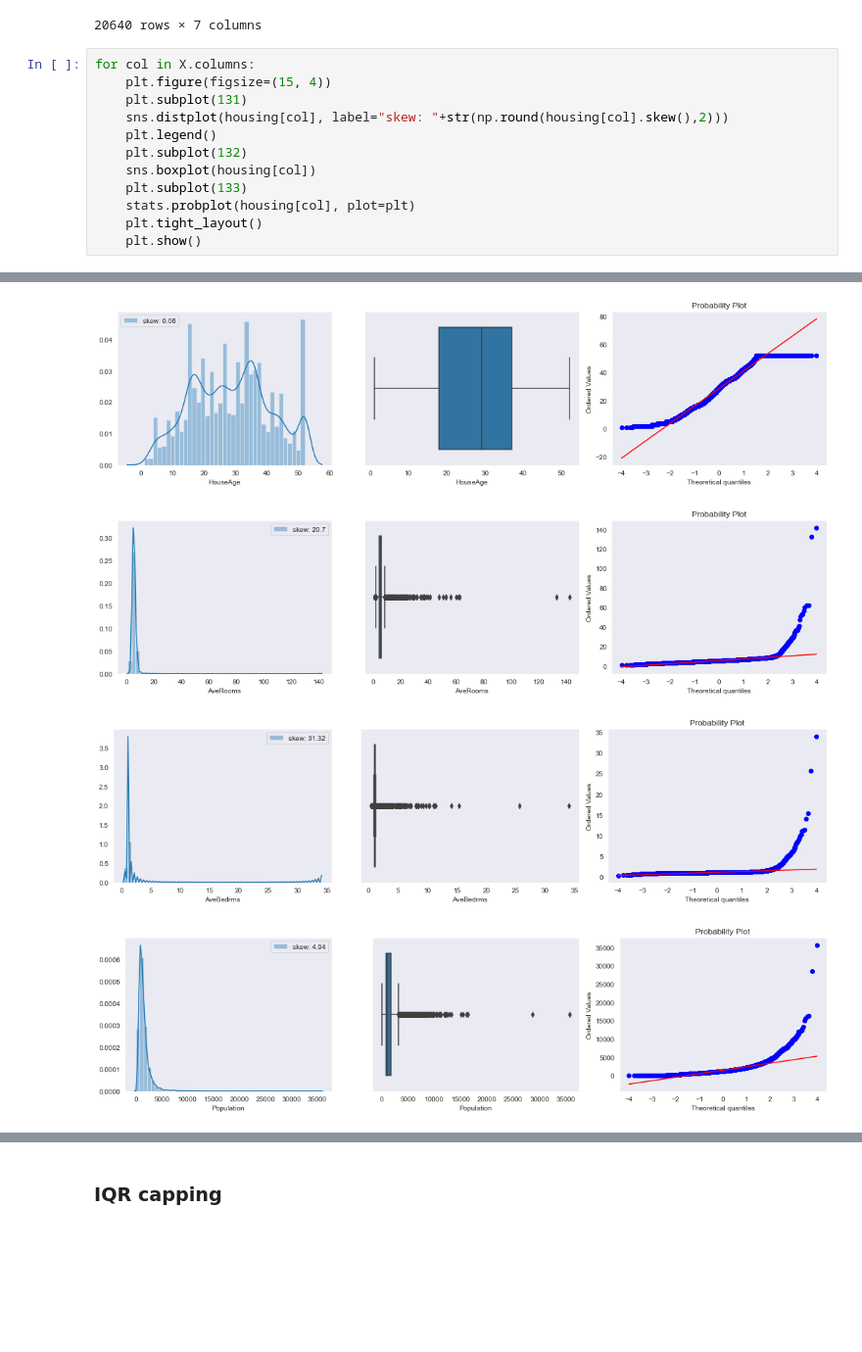
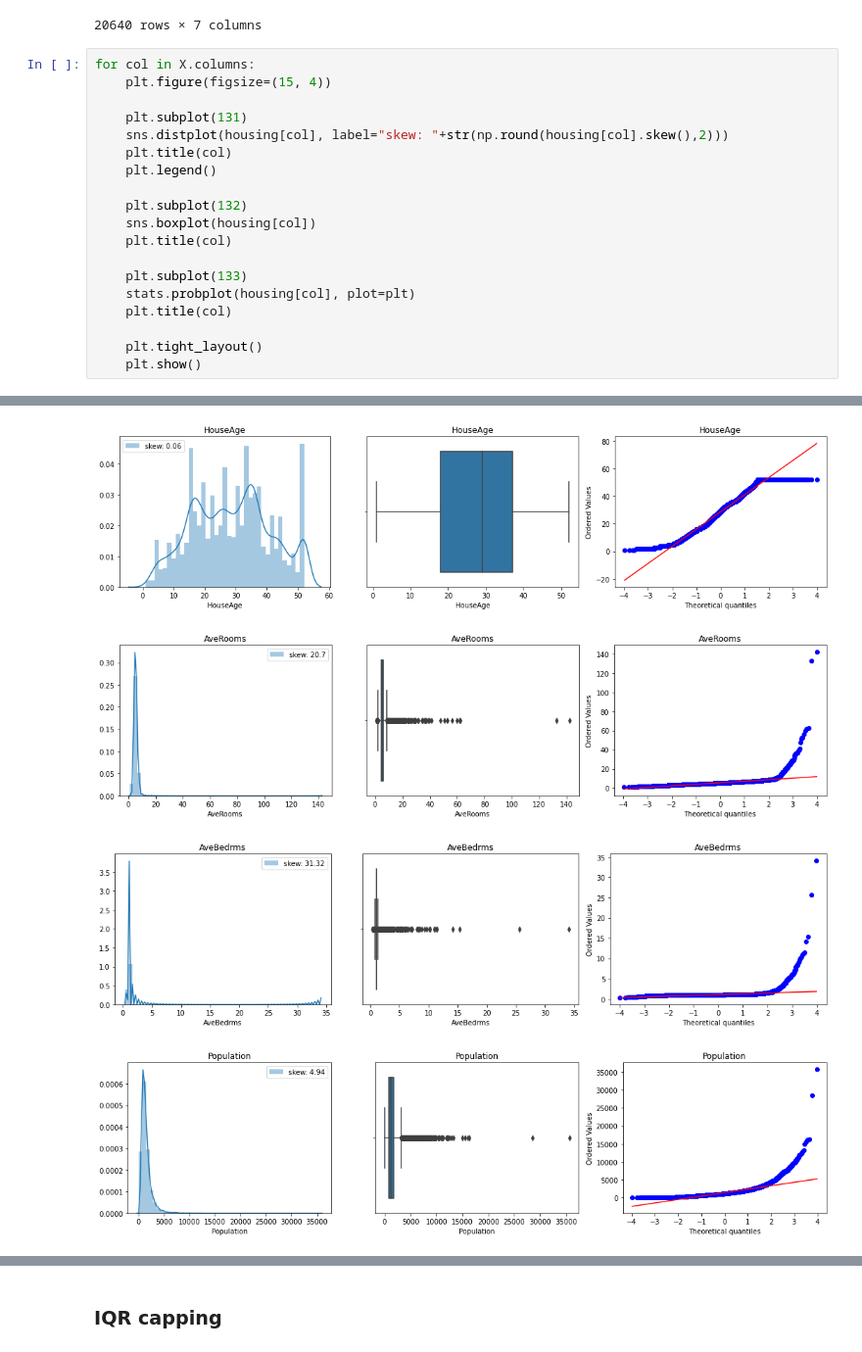
Before and after one commit to MostafaEllabaan/OutlierDetection, a Jupyter notebook: iqr_capping_and_trimming.ipynb, the cells around one changed output, grey strips where cells are left out. Shown at 98% size. Cells and saved outputs as stored; diff of their text form; blank space fills up the shorter version.

```diff
--- a/iqr_capping_and_trimming.ipynb
+++ b/iqr_capping_and_trimming.ipynb
@@ -46,13 +46,20 @@ housing
 # %%
 for col in X.columns:
     plt.figure(figsize=(15, 4))
+
     plt.subplot(131)
     sns.distplot(housing[col], label="skew: "+str(np.round(housing[col].skew(),2)))
+    plt.title(col)
     plt.legend()
+
     plt.subplot(132)
     sns.boxplot(housing[col])
+    plt.title(col)
+
     plt.subplot(133)
     stats.probplot(housing[col], plot=plt)
+    plt.title(col)
+
     plt.tight_layout()
     plt.show()
 # %% [output]
@@ -60,4 +67,4 @@ for col in X.columns:
-[figure, old version]
+[figure, new version]
-[figure, old version]
+[figure, new version]
-[figure, old version]
+[figure, new version]
-[figure, old version]
+[figure, new version]
```
Also changed, not shown: parts of 3 cells of this notebook, 3 other files.
